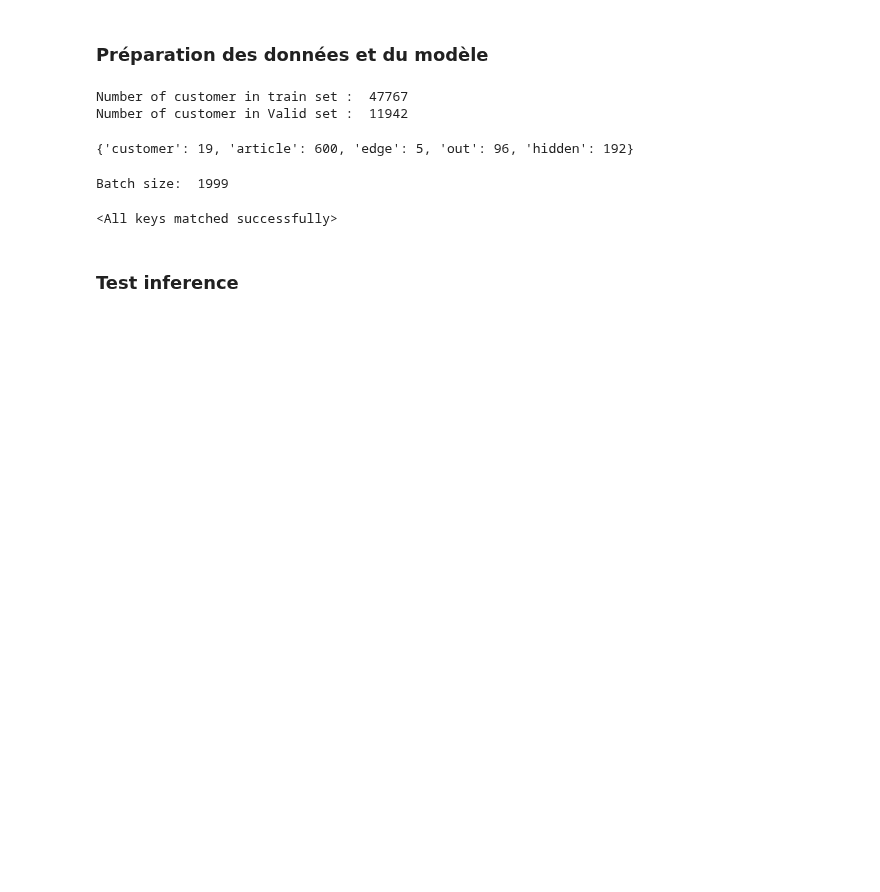
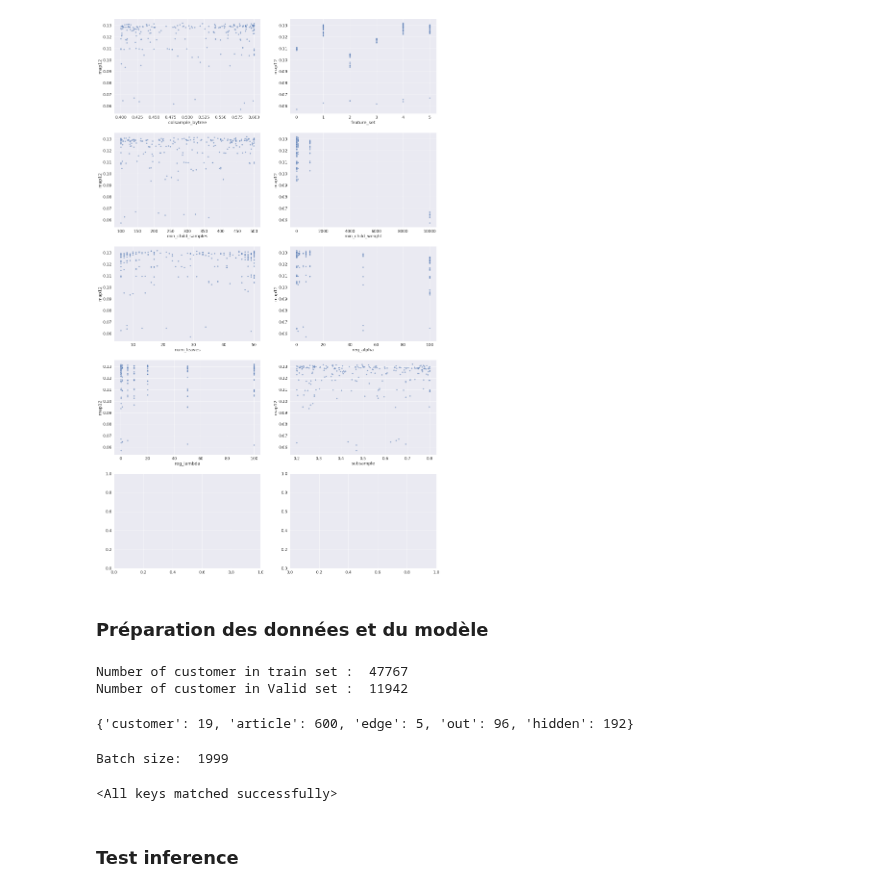
Before and after one commit to treb93/pyhm, a Jupyter notebook: gnn/debug.ipynb, the cells around one changed output. Cells and saved outputs as stored; diff of their text form; code cells hidden in the pictures; blank space fills up the shorter version.

Commit message:
Second iteration training

```diff
--- a/gnn/debug.ipynb
+++ b/gnn/debug.ipynb
@@ -20,3 +20,6 @@ from logging_config import get_logger
 log = get_logger(__name__)
 %load_ext autoreload
 %autoreload 2
+# %%
+search_results = pd.read_pickle("../pickles/second_iteration_search_results.pkl")
+search_results.sort_values('map12', ascending = False).head(20)
@@ -23,3 +44,19 @@ log = get_logger(__name__)
+# %%
+import seaborn as sns
+import matplotlib.pyplot as plt
+
+sns.set(font_scale = 1.5)
+
+
+fig, axes = plt.subplots(5, 2, figsize=(24, 42))
+
+for i in range(len(search_results.columns) - 4):
+       column = search_results.columns[i]
+       sns.scatterplot(ax = axes[i // 2][i % 2], x = search_results.columns[i], y = 'map12', alpha = 0.5, data = search_results)
+
+plt.show()
+# %% [output]
+[figure, added]
 # %% [markdown]
 ### Préparation des données et du modèle
 # %%
```
Also changed, not shown: parts of 1 cell of this notebook, 3 other files.
